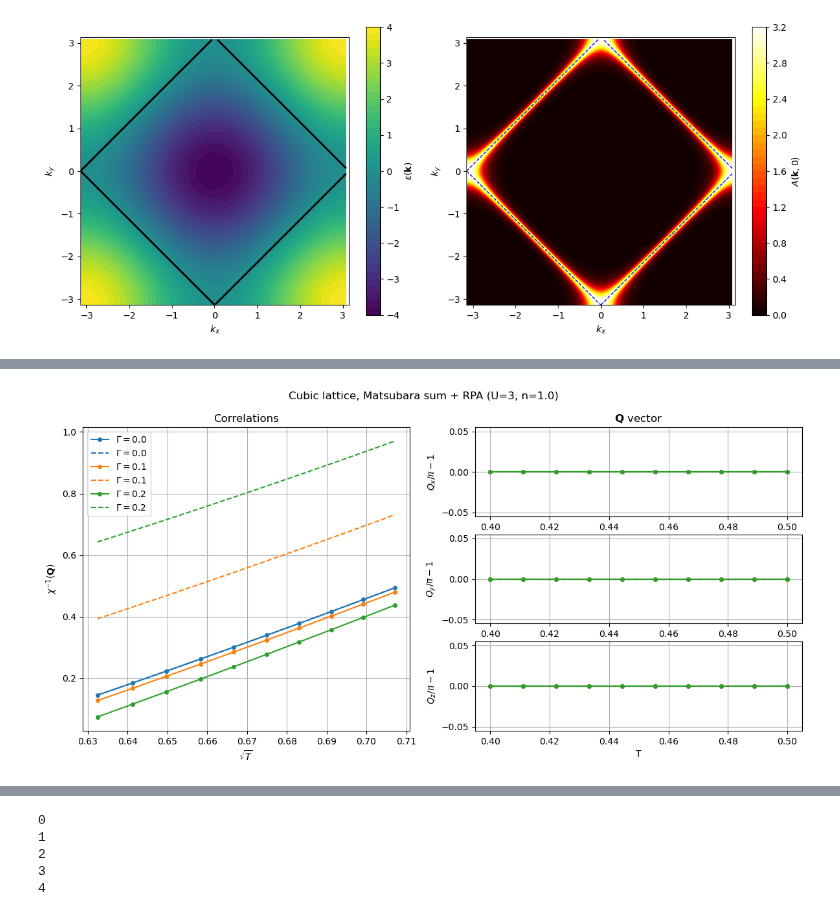
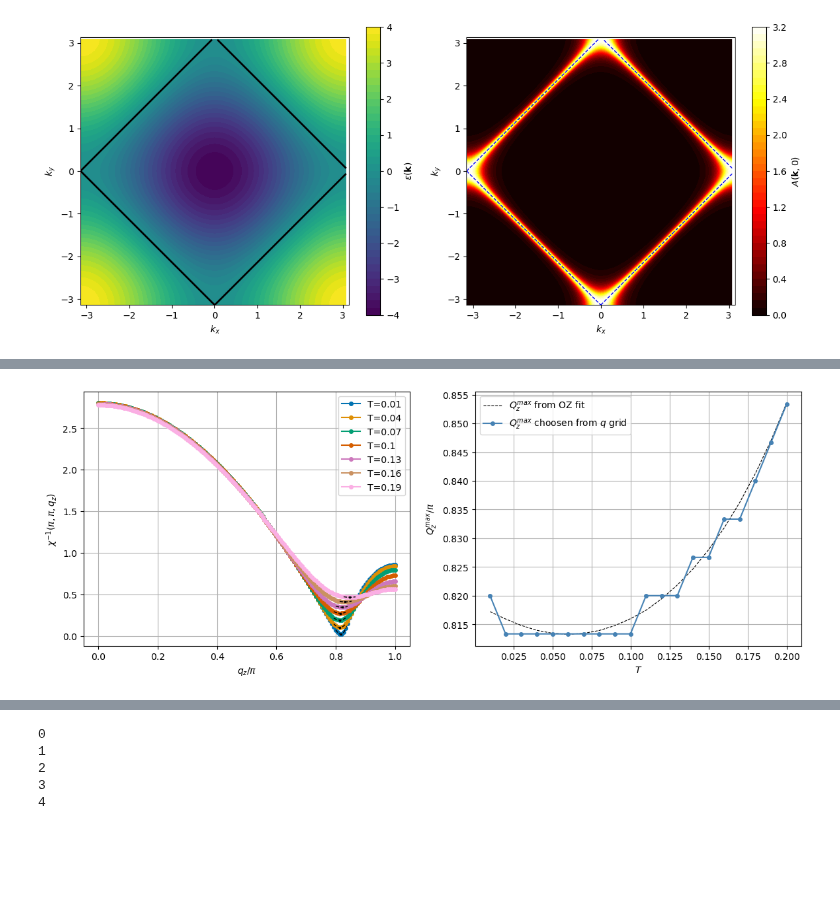
Before and after one commit to cctort/quantum_criticality, a Jupyter notebook: chi_rpa_disorder.ipynb, the cells around one changed output, grey strips where cells are left out. Cells and saved outputs as stored; diff of their text form; code cells hidden in the pictures; blank space fills up the shorter version.

Commit message:
new results, preliminary scba sweep

```diff
--- a/chi_rpa_disorder.ipynb
+++ b/chi_rpa_disorder.ipynb
@@ -105,26 +151,51 @@ plt.show()
 # %%
+n = 0.847
+T_list = np.linspace(0.01, 0.2, 20)
 U = 3
-n = 1.
-T_list = np.linspace(0.4, 0.5, 10)
-par_dict = {'U': U, 'n': n, 'T': T_list}
-title = f'Cubic lattice, Matsubara sum + RPA (U={U}, n={n})'
 
-nk = 30
+nk = 300
+lat = LATTICE()
+initialize_bz(lat, nk, refine=False, ibz=True)
 
-Gamma_list = [0., 0.1, 0.2]
+inputs = [{'lat': lat, 'niw': 256, 'S_val': -1j*0.05, 'get_xi': True, 'xi_range': [0,0,2e-2],'verbose': False, 'save_invchigrid': True, 'par': {'U': U, 'n': n, 'T': T}} for T in T_list]
 
-sweep_dict = [{'par_dict': par_dict, 'nk': nk, 'S_iwk_list': -1.j*Gamma, 'niw': 128, 'method': 'matsubara', 'niw_extr': True, 'refine': False, 'ibz': True} for Gamma in Gamma_list]
-results_matsubara = sweep_parallel(sweep_chirpa, sweep_dict, n_jobs=3)
+results_list = run_parallel(run_rpa, inputs, workers=5)
 
-sweep_dict = [{'par_dict': par_dict, 'nk': nk, 'S_iwk_list': -1.j*Gamma, 'q_path': ([1,1,0], [1,1,1]), 'method': 'lindhard', 'refine': True, 'ibz': True} for Gamma in Gamma_list]
-results_lind = sweep_parallel(sweep_chirpa, sweep_dict, n_jobs=3)
+fig = plt.figure(figsize=(14, 5))
+ax = [fig.add_subplot(1,2,1),
+    fig.add_subplot(1,2,2)]
 
-fig = None
-for i, results in enumerate(results_lind):
-    fig, fit = pcut_chi(results, 'T', plot_Q=(1,1,1), x_exp=0.5, title=title, label=f'$\Gamma={Gamma_list[i]}$', figure=fig)
-    _, axs = fig
-    color = axs[0].lines[-1].get_color()
-    fig, fit = pcut_chi(results_matsubara[i], 'T', plot_Q=(1,1,1), x_exp=0.5, title=title, label=f'$\Gamma={Gamma_list[i]}$', figure=fig, styles=('--','--'), color=color)
+ax[0].set_xlabel('$q_z/\pi$')
+ax[0].set_ylabel(r'$\chi^{-1}(\pi,\pi,q_z)$')
 
+ax[1].set_xlabel('$T$')
+ax[1].set_ylabel('$Q^{max}_z/\pi$')
+
+q_path = ([1,1,0],[1,1,1])
+q_grid, path_mesh = get_grid_from_path(q_path, lat.k_vecs)
+qz_grid = q_grid[:,-1]
+Qz = []
+Qz_ref = []
+Qz_fit = []
+for i, data in enumerate(results_list):
+
+    invchi_grid_path = data['invchi_grid'][path_mesh]
+    Qz.append(qz_grid[np.argmin(invchi_grid_path)])
+    Qz_fit.append(data['Q'][-1])
+    plot_every = 3
+    if i%plot_every == 0:
+        ax[0].plot(qz_grid, invchi_grid_path, 'o-', markersize=2, label=f'T={T_list[i]:.4g}', color=color_list[i//plot_every])
+
+        qz_grid_fitted = np.linspace(Qz[-1]-data['xi_range'][-1], Qz[-1]+data['xi_range'][-1], data['xi_pts'])
+        OZ_curve = [1/OZ(qz, *data['OZ_fit']) for qz in qz_grid_fitted]
+        ax[0].plot(qz_grid_fitted, OZ_curve, '--', color='black', linewidth=1)
+        ax[0].plot(Qz_fit[-1], data['invchi'], 'x', markersize=4, color='black')
+
+ax[1].plot(T_list, Qz_fit, '--', color='black', linewidth=0.8, label='$Q_z^{max}$ from OZ fit')
+ax[1].plot(T_list, Qz, 'o-', markersize=4, color='steelblue', label='$Q_z^{max}$ choosen from $q$ grid')
+
+for a in ax:
+    a.grid()
+    a.legend()
 plt.show()
 # %% [output]
@@ -141,2 +212,2 @@ Starting serial run at: 2026-06-01 12:04:31.097643
-[figure, old version]
+[figure, new version]
 # %%
```
Also changed, not shown: parts of 9 cells of this notebook, 7 other files.
